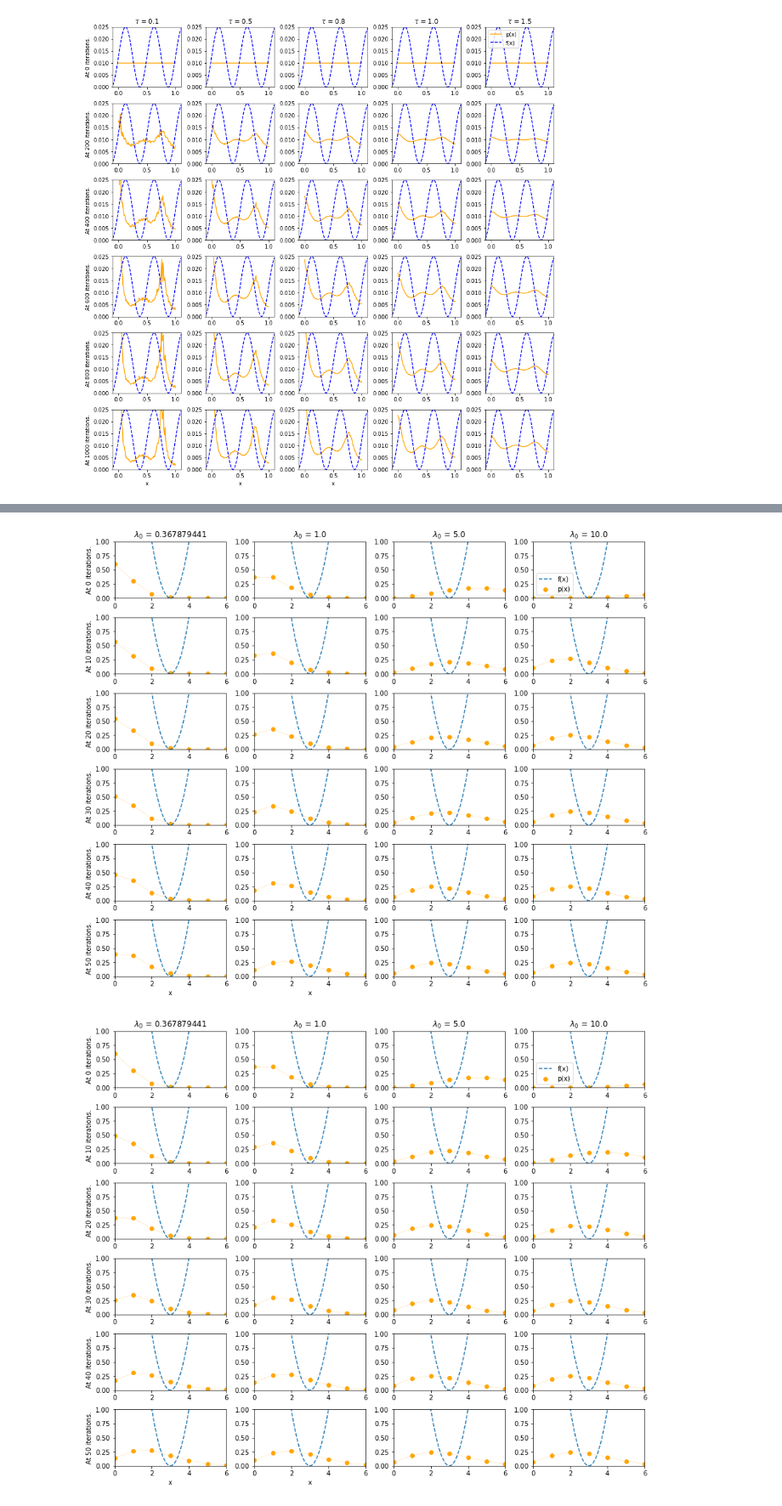
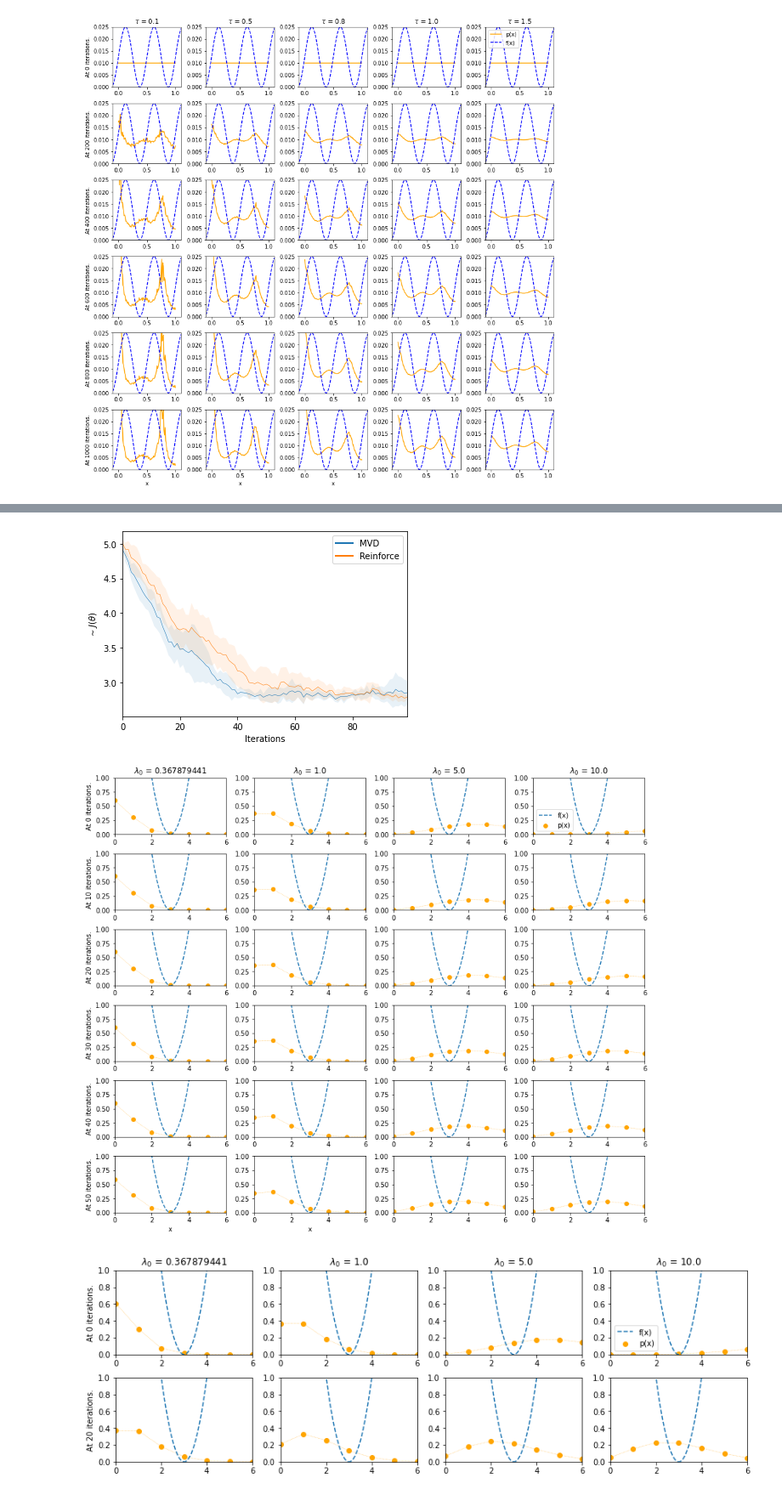
Before and after one commit to M8is/master-thesis-code, a Jupyter notebook: notebooks/plot-polynomial.ipynb, the cells around one changed output, grey strips where cells are left out. Shown at 85% size. Cells and saved outputs as stored; diff of their text form; code cells hidden in the pictures.

```diff
--- a/notebooks/plot-polynomial.ipynb
+++ b/notebooks/plot-polynomial.ipynb
@@ -212,7 +256,7 @@ ylim = (0., 0.03)
 loss_space = torch.linspace(-0.1, 1.1, 100)
 loss_fn = (TrainPolynomial.sinusoid(loss_space) + 1) * 0.5 * ylim[1] + ylim[0]
 
-cat_100_models = load_models(Path('results', 'polynomial', 'cat_100_sinusoid'))
+cat_100_sinusoid_models = [(p, m) for p, m in load_models(Path('results', 'polynomial', 'cat_100_sinusoid')) if p.parent.name == str(9074185)]
 fig = plt.figure(figsize=(10, 10), constrained_layout=True)
 axs = fig.subplots(len(cat_100_models) // 3, 3)
 
@@ -225,7 +269,7 @@ for i in range(3):
 for i in range(len(axs)):
     axs[i, 0].set_ylabel(f"At {i * 200} iterations.")
 
-for path, model in cat_100_models:
+for path, model in cat_100_sinusoid_models:
     name, iterations = path.stem.split('_')
     iterations = int(iterations)
 
@@ -259,7 +331,7 @@ ylim = (0., 0.025)
 loss_space = torch.linspace(-0.1, 1.1, 100)
 loss_fn = (TrainPolynomial.sinusoid(loss_space) + 1) * 0.5 * ylim[1] + ylim[0]
 
-cat_gumbel_temperatures_100_models = load_models(Path('results', 'polynomial', 'cat_gumbel_temperatures_100_sinusoid'))
+cat_gumbel_temperatures_100_models = [(p, m) for p, m in load_models(Path('results', 'polynomial', 'cat_gumbel_temperatures_100_sinusoid')) if p.parent.name == str(9074185)]
 temperatures = sorted({p.parent.parent.name for p, m in cat_gumbel_temperatures_100_models})
 fig = plt.figure(figsize=(12, 12), constrained_layout=True)
 axs = fig.subplots(len(cat_gumbel_temperatures_100_models) // len(temperatures), len(temperatures))
@@ -299,7 +371,7 @@ ylim = (0., 1.)
 loss_space = torch.linspace(0, 6, 200)
 loss_fn = TrainPolynomial.quadratic_shifted(loss_space) + ylim[0]
 
-poisson_models = load_models(Path('results', 'polynomial', 'poisson'))
+poisson_models = [(p, m) for p, m in load_models(Path('results', 'polynomial', 'poisson')) if p.parent.name == str(9074185)]
 fig = plt.figure(figsize=(10, 10), constrained_layout=True)
 axs = fig.subplots(len(poisson_models) // 2, 2)
 
@@ -309,11 +381,11 @@ axs[0,1].set_title(SFEstimator.name().capitalize())
 for i in range(2):
     axs[-1, i].set_xlabel("x")
 for i in range(len(axs)):
-    axs[i, 0].set_ylabel(f"At {200 * i} iterations.")
+    axs[i, 0].set_ylabel(f"At {20 * i} iterations.")
 
 for path, model in poisson_models:
     name, iterations = path.stem.split('_')
-    iterations = int(iterations) // 200
+    iterations = int(iterations) // 20
 
     if name == MVEstimator.name():
         col = 0
@@ -342,10 +414,38 @@ plt.show()
+# %%
+poisson_metas = load_meta_infos(Path('results', 'polynomial', 'poisson'))
+
+test_losses = defaultdict(list)
+for k, v in collect_by(poisson_metas, 'mc_estimator').items():
+    for meta in v:
+        test_losses[k].append((meta, TensorHolder.load(meta['results_dir'], 'test_loss')))
+test_losses.default_factory = None
+
+step_size = 1
+max_len = 0
+for run in test_losses.values():
+    meta, _ = run[0]
+    losses = []
+    for meta, loss in run:
+        losses.append(loss.data.numpy().flatten())
+    indices, losses = step_with_end(np.array(losses), step_size)
+    plot(losses.mean(axis=0), losses.std(axis=0), meta['mc_estimator'], meta, xspace=indices)
+    max_len = max(max_len, indices[-1])
+
+legend()
+plt.xlim(0, max_len)
+plt.ylabel('$\\sim J(\\theta)$')
+plt.xlabel('Iterations')
+plt.savefig(plot_dir / f'poisson_losses.pdf')
+plt.show()
+# %% [output]
+[figure, added]
 # %%
 ylim = (0., 1.)
 
 loss_space = torch.linspace(0, 6, 200)
 loss_fn = TrainPolynomial.quadratic_shifted(loss_space) + ylim[0]
 
-poisson_sf_init_params_models = load_models(Path('results', 'polynomial', 'poisson_sf_init_params'))
+poisson_sf_init_params_models = [(p, m) for p, m in load_models(Path('results', 'polynomial', 'poisson_sf_init_params')) if p.parent.name == str(9074185)]
 init_rates = sorted({float(p.parent.parent.name) for p, m in poisson_sf_init_params_models})
 fig = plt.figure(figsize=(12, 10), constrained_layout=True)
 axs = fig.subplots(len(poisson_sf_init_params_models) // len(init_rates), len(init_rates))
@@ -381,50 +481,55 @@ axs[0,-1].legend()
 plt.savefig(plot_dir / 'poisson_sf_parabola.pdf')
 plt.show()
 # %% [output]
-[figure, old version]
+[figure, new version]
 # %%
 ylim = (0., 1.)
 
 loss_space = torch.linspace(0, 6, 200)
 loss_fn = TrainPolynomial.quadratic_shifted(loss_space) + ylim[0]
 
-poisson_mvd_init_params_models = load_models(Path('results', 'polynomial', 'poisson_mvd_init_params'))
+poisson_mvd_init_params_models = [(p, m) for p, m in load_models(Path('results', 'polynomial', 'poisson_mvd_init_params')) if p.parent.name == str(9074185)]
 init_rates = sorted({float(p.parent.parent.name) for p, m in poisson_mvd_init_params_models})
-fig = plt.figure(figsize=(12, 10), constrained_layout=True)
-axs = fig.subplots(len(poisson_mvd_init_params_models) // len(init_rates), len(init_rates))
+fig = plt.figure(figsize=(12, 4), constrained_layout=True)
+axs = fig.subplots(2, len(init_rates))
 
-for i in range(2):
-    axs[-1, i].set_xlabel("x")
-for i in range(len(axs)):
-    axs[i, 0].set_ylabel(f"At {10 * i} iterations.")
+axs[0, 0].set_ylabel(f"At 0 iterations.")
+axs[1, 0].set_ylabel(f"At 20 iterations.")
 
 for path, model in poisson_mvd_init_params_models:
     init_rate = float(path.parent.parent.name)
     name, iterations = path.stem.split('_')
     row = int(iterations) // 10
+
+    if int(iterations) == 0:
+        row = 0
+    elif int(iterations) == 20:
+        row = 1
+    else:
+        continue
 
     col = init_rates.index(init_rate)
     axis = axs[row, col]
     if row == 0:
         axis.set_title(f"$\\lambda_0$ = {init_rate}")
 
     axis = axs[row, col]
 
     distribution = model.cpu().encode(_)
     x, pdf = distribution.pdf(end=20)
 
     axis.scatter(x, pdf, label="p(x)", color='orange')
     axis.plot(x, pdf, color='orange', linestyle='dotted', linewidth=.5)
     axis.plot(loss_space, loss_fn, label="f(x)", linestyle='dashed')
 
     axis.set_xlim(loss_space.min(), loss_space.max())
     axis.set_ylim(*ylim)
 
 axs[0,-1].legend()
 plt.savefig(plot_dir / 'poisson_mvd_parabola.pdf')
 plt.show()
 # %% [output]
-[figure, old version]
+[figure, new version]
 # %%
 ylim = (0., 1.)
 
```
Also changed, not shown: parts of 10 cells of this notebook, 18 other files.
